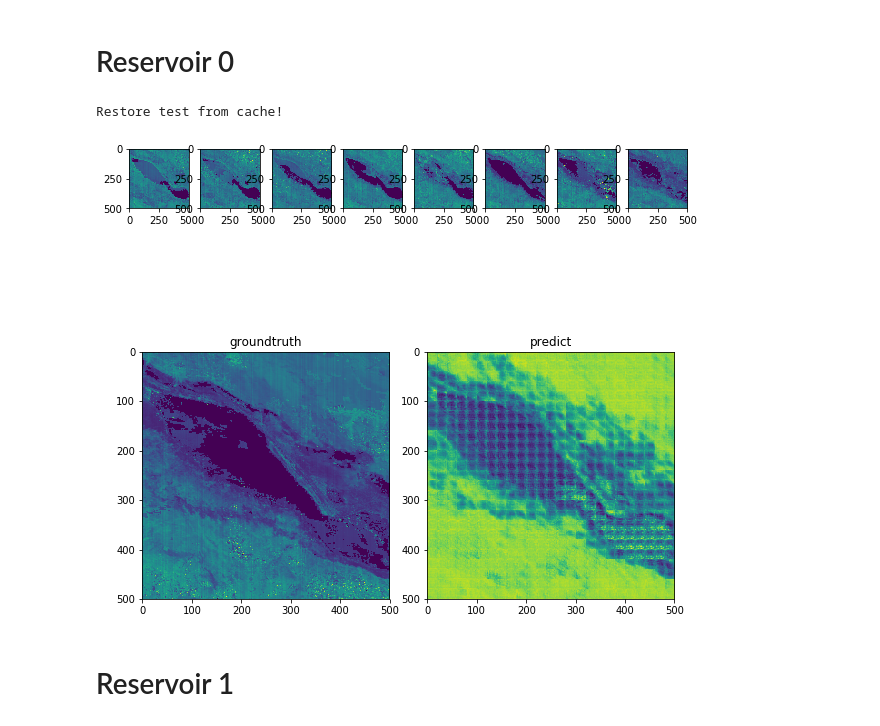
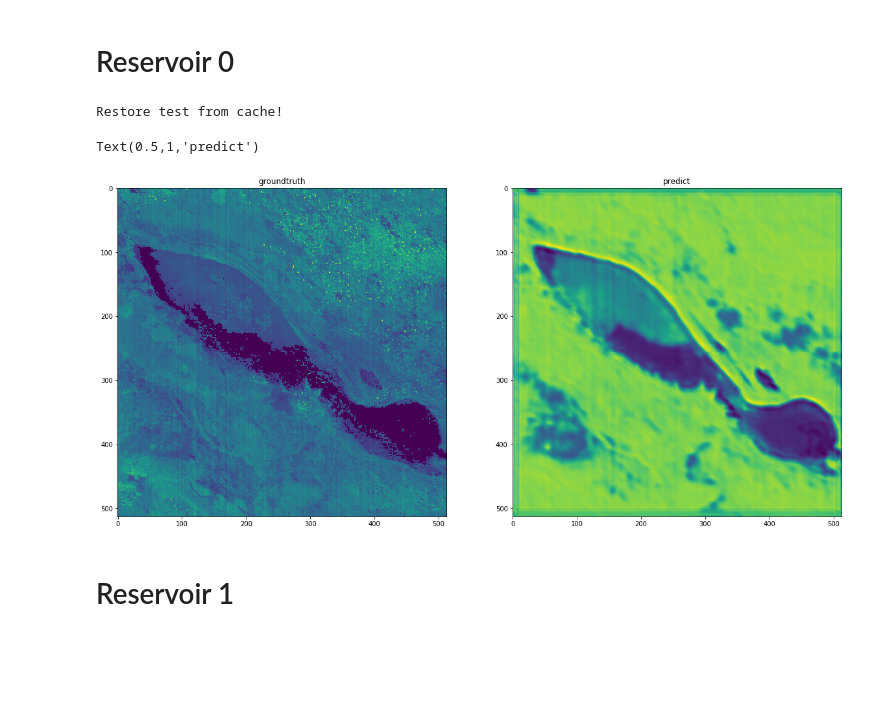
Before and after one commit to Hydroviet/Modis, a Jupyter notebook: Test_Augmentation.ipynb, the cells around one changed output. Saved outputs shown, nothing was run; the diff lists cells and outputs as text; code cells hidden in the pictures; blank space fills up the shorter version.

Commit message:
Change Test_Augmentation

```diff
--- a/Test_Augmentation.ipynb
+++ b/Test_Augmentation.ipynb
@@ -65,24 +35,38 @@ _________________________________________________________________
 # %%
 reservoir_index = 0
 test_data, test_target = get_data(data_type='test', reservoirIndex=reservoir_index, timeSteps=timeSteps)
 n = test_data.shape[0]
 scaler = MinMaxScaler()
 
 scaler.fit(test_data.reshape(test_data.shape[0]*\
                           test_data.shape[1]*test_data.shape[2],
                           test_data.shape[3]*test_data.shape[4]))
 test_data = scaleAsTrain(test_data, scaler)
 test_target = scaleAsTrain(test_target, scaler)
 
-predictAndVisualize_RandomCrop(which=np.random.randint(n),
-                               reservoir_index=reservoir_index,
-                               test_data=test_data,
-                               test_target=test_target,
-                               model=model,
-                               crop_size=20)
+img_col = test_target.shape[1]
+img_row = test_target.shape[2]
+input_shape = (None, img_col, img_row, 1)
+
+model = createModel(filters, kernel_size,
+                    input_shape, n_hidden_layers)
+model.compile(optimizer = "sgd",
+            loss = losses.mean_squared_error,
+            metrics =["mse"])
+model.load_weights(os.path.join('cache', 'model_weights.h5'))
+
+which = np.random.randint(test_data.shape[0])
+pred = model.predict(test_data[which][np.newaxis, :, :, :, :])
+fig, ax = plt.subplots(1, 2, figsize=(20,20))
+
+ax[0].imshow(test_target[which][:, :, 0])
+ax[0].set_title('groundtruth')
+ax[1].imshow(pred[0, :, :, 0])
+ax[1].set_title('predict')
 # %% [output]
 Restore test from cache!
+Text(0.5,1,'predict')
-[figure, old version]
+[figure, new version]
 # %% [markdown]
 # Reservoir 1
 # %%
```
Also changed, not shown: parts of 17 cells of this notebook, 6 other files.
